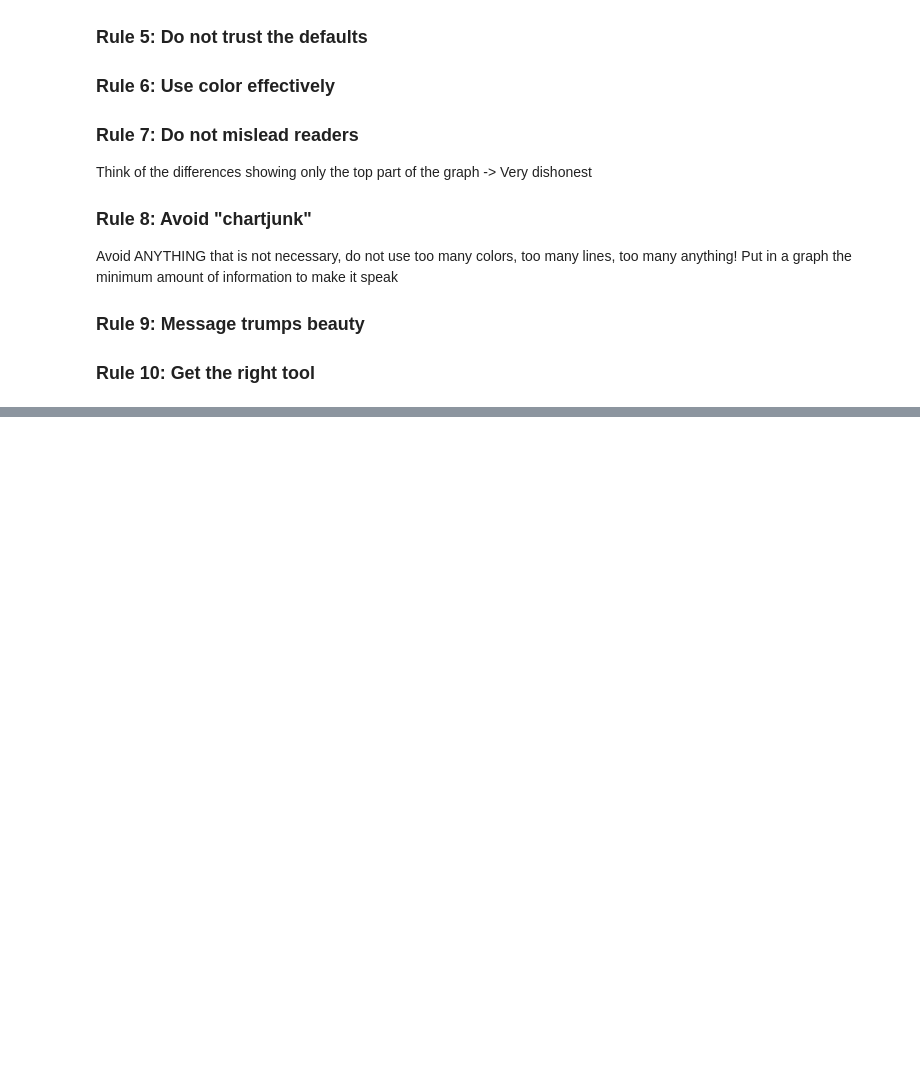
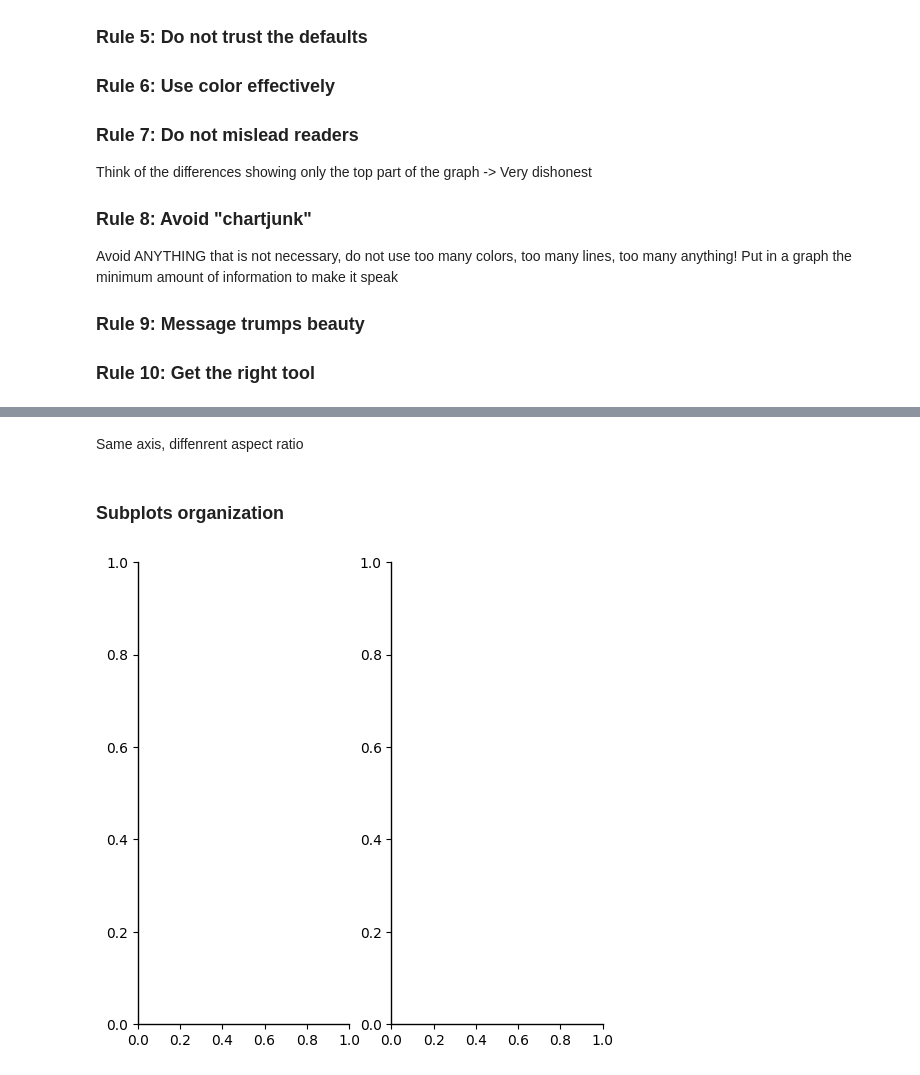
Before and after one commit to MattiaSalve/Beautiful-Matplotlib, a Jupyter notebook: learn_matplotlib.ipynb, the cells around one changed output, grey strips where cells are left out. Cells and saved outputs as stored; diff of their text form; code cells hidden in the pictures; blank space fills up the shorter version.

```diff
--- a/learn_matplotlib.ipynb
+++ b/learn_matplotlib.ipynb
@@ -205,0 +244,12 @@ Avoid ANYTHING that is not necessary, do not use too many colors, too many lines
+# %% [markdown]
+Same axis, diffenrent aspect ratio
+# %% [markdown]
+### Subplots organization
+# %%
+fig = plt.figure(figsize=(6,6))
+ax1 = fig.add_subplot(1,2,1)
+ax2 = fig.add_subplot(1,2,2)
+
+# Look more into gridspec, looks interesting
+# %% [output]
+[figure, added]
```
Also changed, not shown: parts of 11 cells of this notebook, 1 other file.
